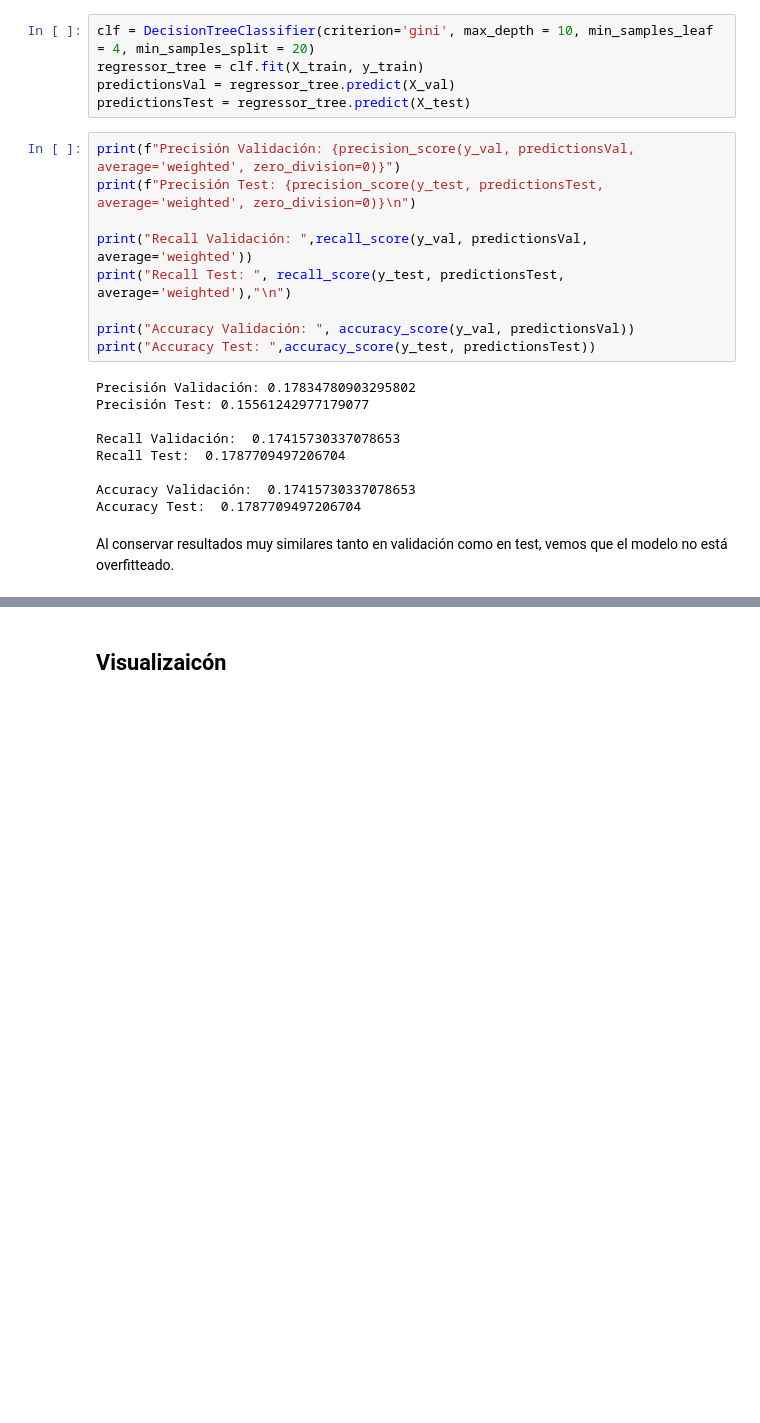
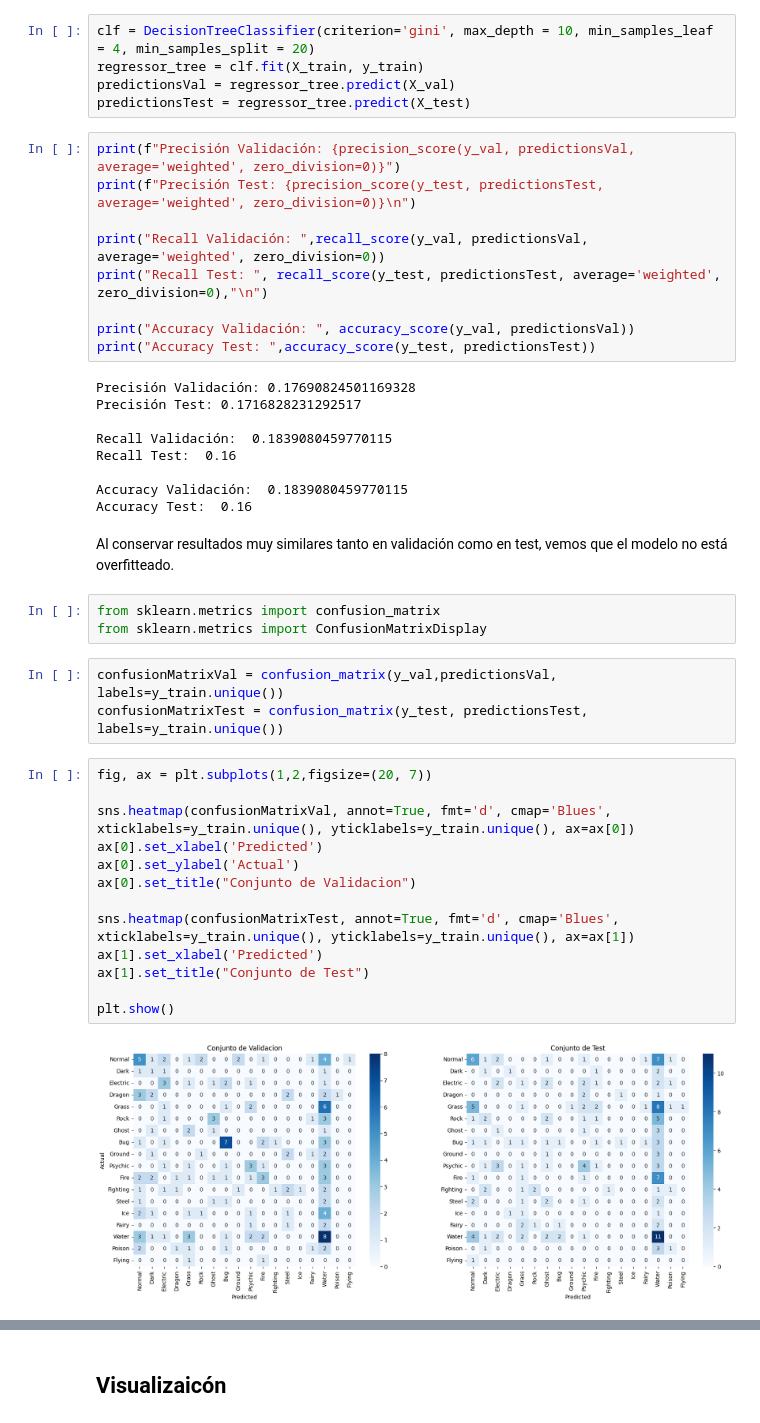
Before and after one commit to franciscoryb1/MINERIA-TUIA-Gauto-RodriguezYBarros, a Jupyter notebook: tp2.ipynb, the cells around one changed output, grey strips where cells are left out. Cells and saved outputs as stored; diff of their text form; blank space fills up the shorter version.

```diff
--- a/tp2.ipynb
+++ b/tp2.ipynb
@@ -707,19 +768,40 @@ predictionsTest = regressor_tree.predict(X_test)
 print(f"Precisión Validación: {precision_score(y_val, predictionsVal, average='weighted', zero_division=0)}")
 print(f"Precisión Test: {precision_score(y_test, predictionsTest, average='weighted', zero_division=0)}\n")
 
-print("Recall Validación: ",recall_score(y_val, predictionsVal, average='weighted'))
-print("Recall Test: ", recall_score(y_test, predictionsTest, average='weighted'),"\n")
+print("Recall Validación: ",recall_score(y_val, predictionsVal, average='weighted', zero_division=0))
+print("Recall Test: ", recall_score(y_test, predictionsTest, average='weighted', zero_division=0),"\n")
 
 print("Accuracy Validación: ", accuracy_score(y_val, predictionsVal))
 print("Accuracy Test: ",accuracy_score(y_test, predictionsTest))
 # %% [output]
-Precisión Validación: 0.17834780903295802
-Precisión Test: 0.15561242977179077
+Precisión Validación: 0.17690824501169328
+Precisión Test: 0.1716828231292517
 
-Recall Validación:  0.17415730337078653
-Recall Test:  0.1787709497206704
+Recall Validación:  0.1839080459770115
+Recall Test:  0.16
 
-Accuracy Validación:  0.17415730337078653
-Accuracy Test:  0.1787709497206704
+Accuracy Validación:  0.1839080459770115
+Accuracy Test:  0.16
 # %% [markdown]
 Al conservar resultados muy similares tanto en validación como en test, vemos que el modelo no está overfitteado.
+# %%
+from sklearn.metrics import confusion_matrix
+from sklearn.metrics import ConfusionMatrixDisplay
+# %%
+confusionMatrixVal = confusion_matrix(y_val,predictionsVal, labels=y_train.unique())
+confusionMatrixTest = confusion_matrix(y_test, predictionsTest, labels=y_train.unique())
+# %%
+fig, ax = plt.subplots(1,2,figsize=(20, 7))
+
+sns.heatmap(confusionMatrixVal, annot=True, fmt='d', cmap='Blues', xticklabels=y_train.unique(), yticklabels=y_train.unique(), ax=ax[0])
+ax[0].set_xlabel('Predicted')
+ax[0].set_ylabel('Actual')
+ax[0].set_title("Conjunto de Validacion")
+
+sns.heatmap(confusionMatrixTest, annot=True, fmt='d', cmap='Blues', xticklabels=y_train.unique(), yticklabels=y_train.unique(), ax=ax[1])
+ax[1].set_xlabel('Predicted')
+ax[1].set_title("Conjunto de Test")
+
+plt.show()
+# %% [output]
+[figure, added]
```
Also changed, not shown: parts of 29 cells of this notebook, 1 other file.
